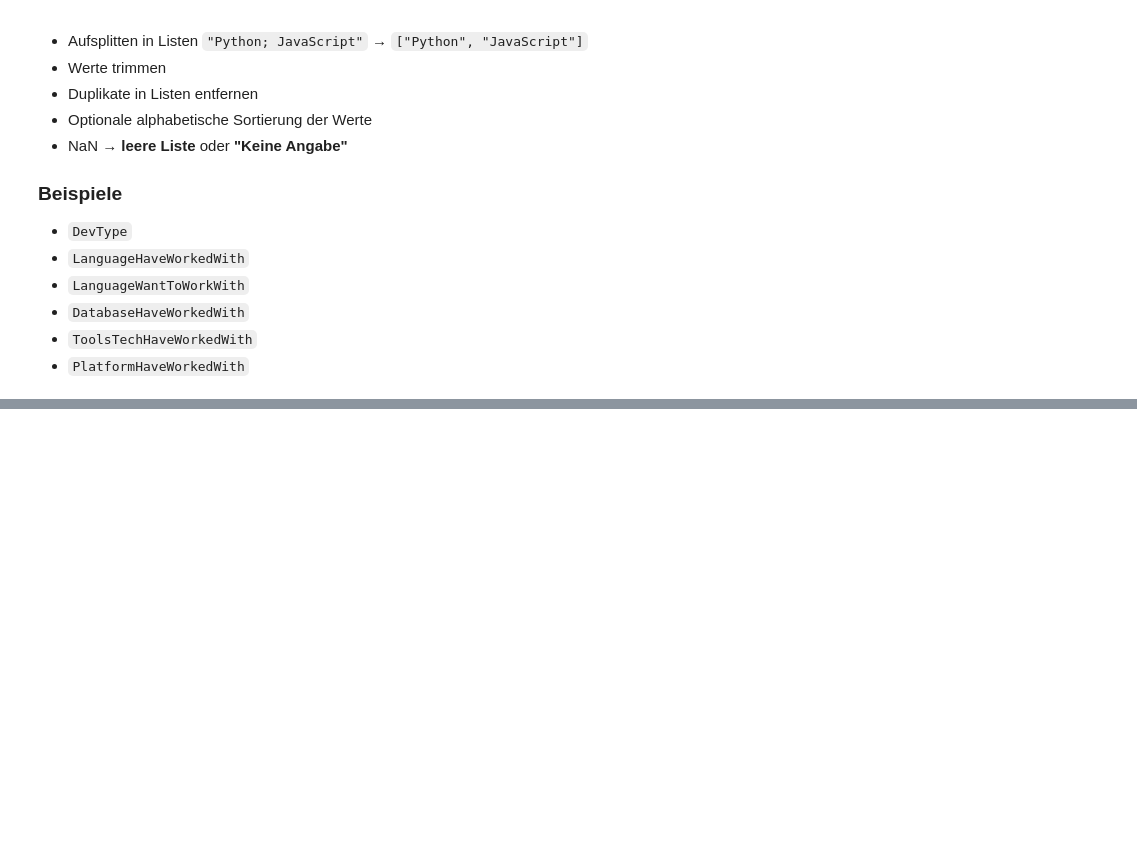
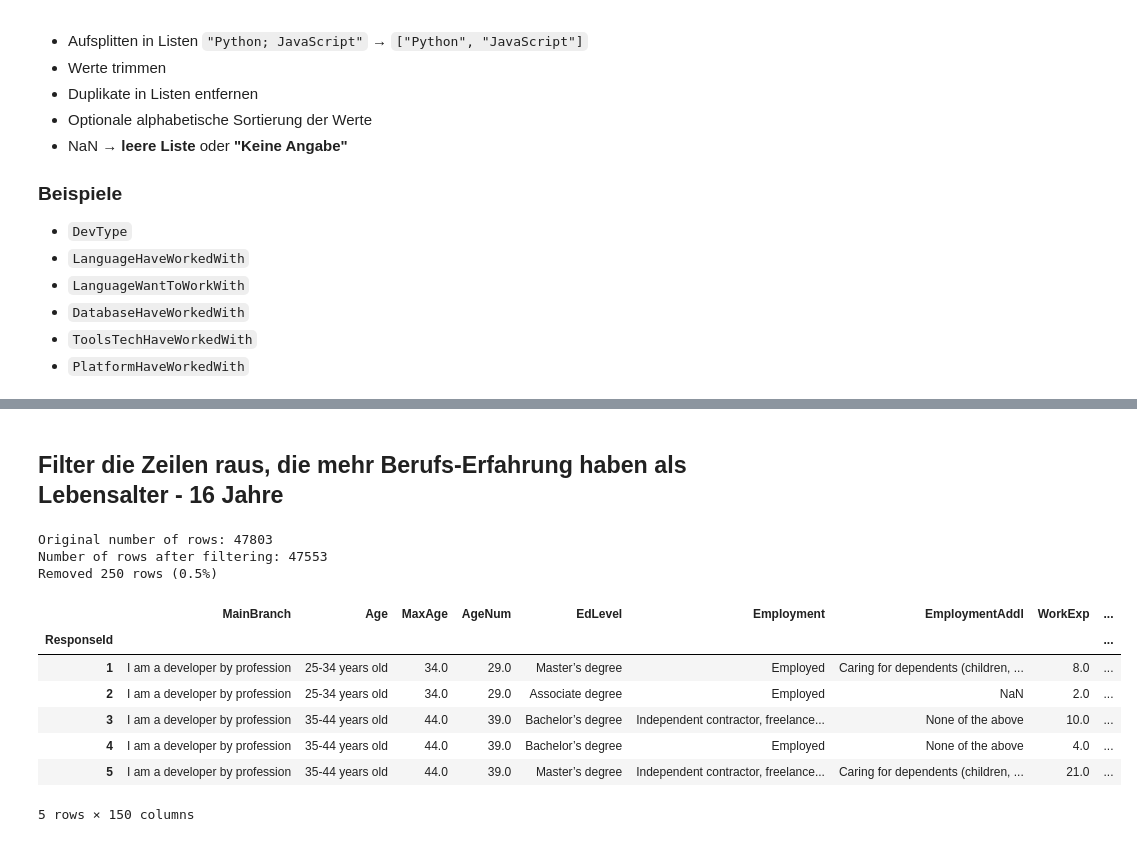
Before and after one commit to Moritz148/data-analytics-project, a Jupyter notebook: Cleanup.ipynb, the cells around one changed output, grey strips where cells are left out. Saved outputs shown, nothing was run; the diff lists cells and outputs as text; code cells hidden in the pictures; blank space fills up the shorter version.

```diff
--- a/Cleanup.ipynb
+++ b/Cleanup.ipynb
@@ -41,6 +41,24 @@ df.insert(
     df['Age'].map(age_map)
 )
 
+#Age zu numerischen Werten mappen, immer oberer Range
+age_map2 = {
+    "Under 18 years old": 18,
+    "18-24 years old": 24,
+    "25-34 years old": 34,
+    "35-44 years old": 44,
+    "45-54 years old": 54,
+    "55-64 years old": 64,
+    "65 years or older": 100
+}
+
+df.insert(
+    df.columns.get_loc("Age") + 1,
+    "MaxAge",
+    df['Age'].map(age_map2)
+)
+
+
 #Über 70 jährige entfernen
 df = df[df['AgeNum'] <= 65]
 
@@ -222,2 +264,27 @@ df
 # %%
 df.to_csv("survey_results_shortened.csv", index=False)
+# %% [markdown]
+## Filter die Zeilen raus, die mehr Berufs-Erfahrung haben als Lebensalter - 16 Jahre
+# %%
+# Keep only rows where WorkExp is NOT greater than (MaxAge - 16)
+filtered_df = df[~(df['WorkExp'] > (df['MaxAge'] - 16))]
+
+# Show the number of rows before and after filtering
+print(f"Original number of rows: {len(df)}")
+print(f"Number of rows after filtering: {len(filtered_df)}")
+print(f"Removed {len(df) - len(filtered_df)} rows ({(1 - len(filtered_df)/len(df))*100:.1f}%)")
+
+# Display the first few rows of the filtered dataframe
+filtered_df.head()
+# %% [output]
+Original number of rows: 47803
+Number of rows after filtering: 47553
+Removed 250 rows (0.5%)
+|  | MainBranch | Age | MaxAge | AgeNum | EdLevel | Employment | EmploymentAddl | WorkExp | ... |
+| ResponseId |  |  |  |  |  |  |  |  | ... |
+| 1 | I am a developer by profession | 25-34 years old | 34.0 | 29.0 | Master’s degree | Employed | Caring for dependents (children, ... | 8.0 | ... |
+| 2 | I am a developer by profession | 25-34 years old | 34.0 | 29.0 | Associate degree | Employed | NaN | 2.0 | ... |
+| 3 | I am a developer by profession | 35-44 years old | 44.0 | 39.0 | Bachelor’s degree | Independent contractor, freelance... | None of the above | 10.0 | ... |
+| 4 | I am a developer by profession | 35-44 years old | 44.0 | 39.0 | Bachelor’s degree | Employed | None of the above | 4.0 | ... |
+| 5 | I am a developer by profession | 35-44 years old | 44.0 | 39.0 | Master’s degree | Independent contractor, freelance... | Caring for dependents (children, ... | 21.0 | ... |
+5 rows × 150 columns
```
Also changed, not shown: parts of 7 cells of this notebook, 3 other files.
